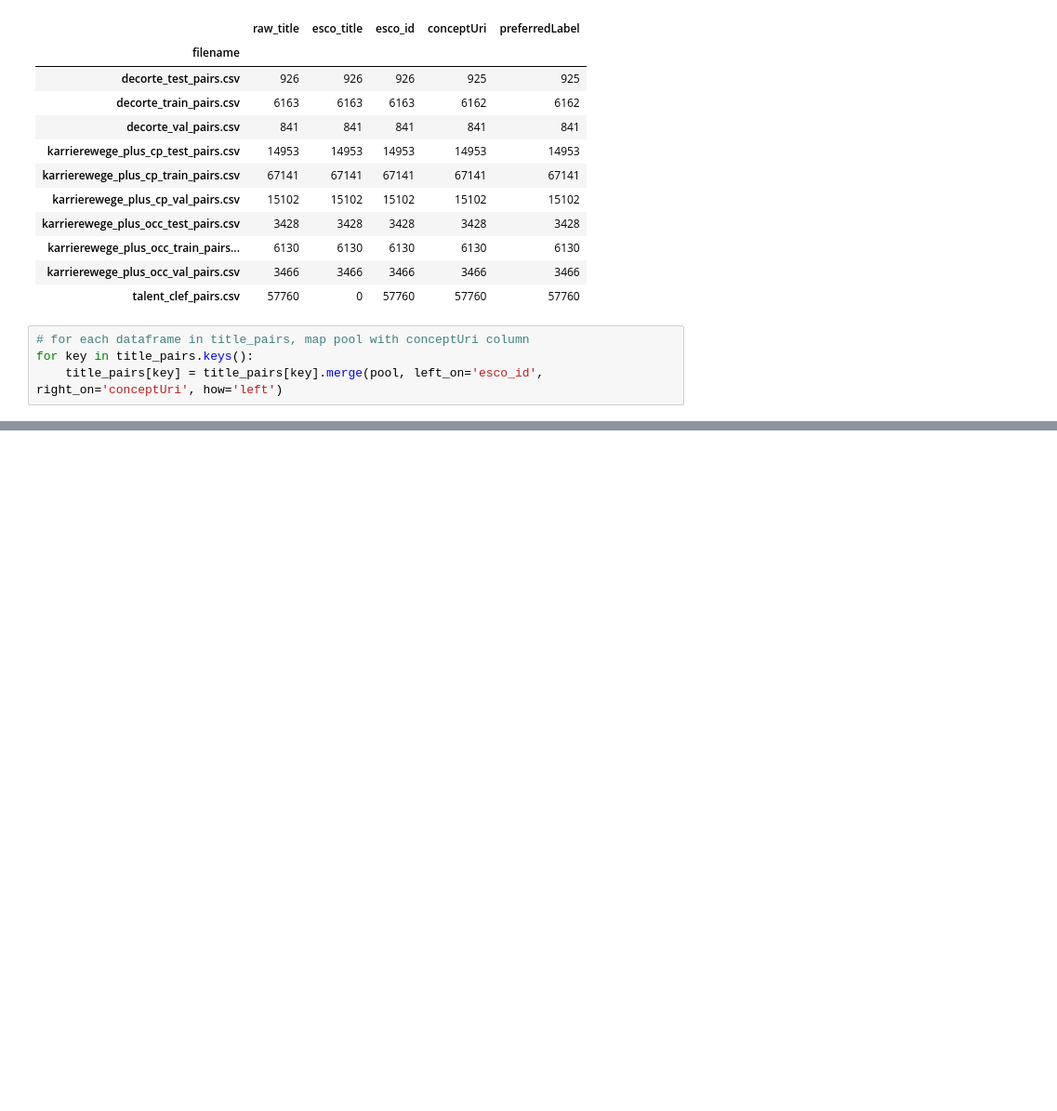
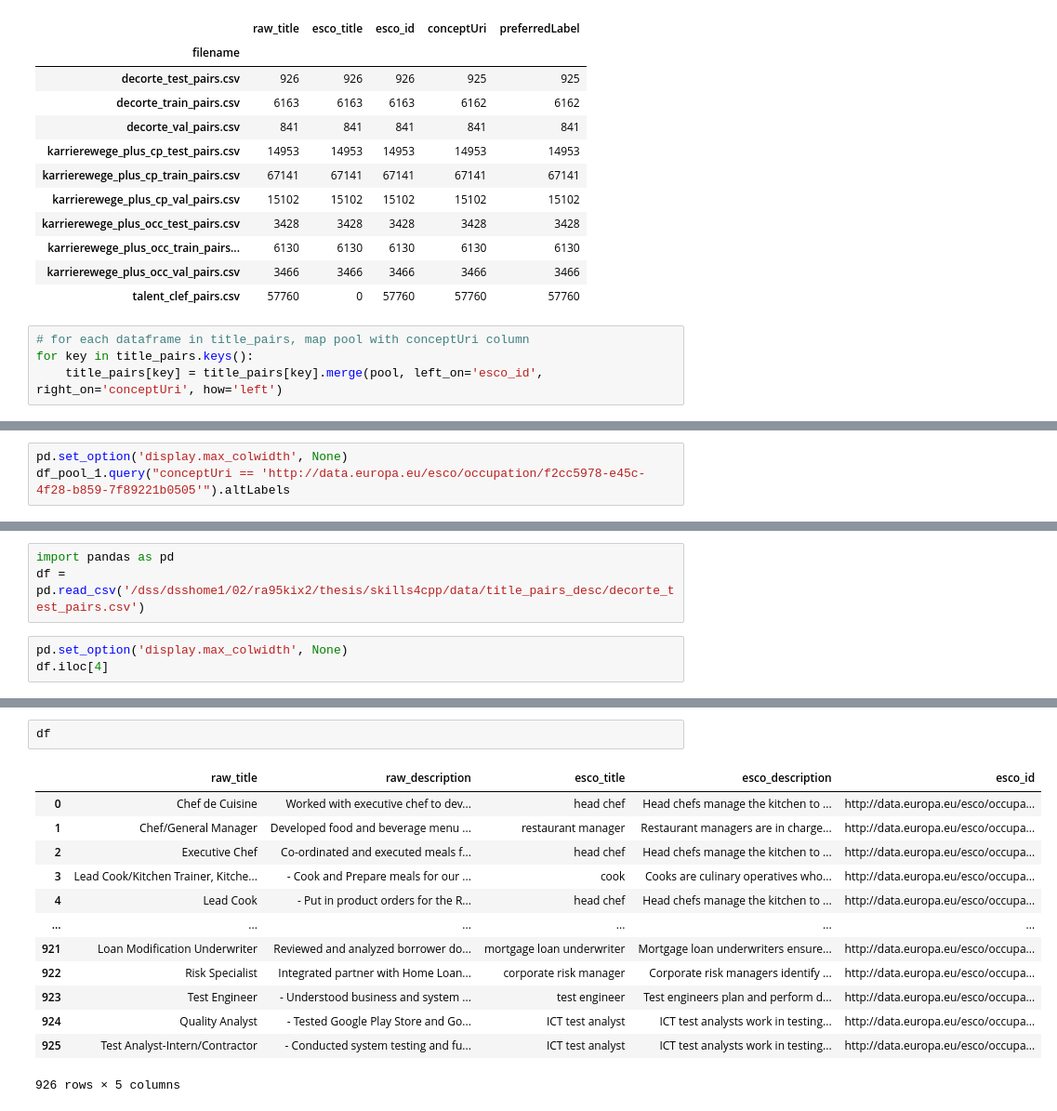
Before and after one commit to egesualp/skills4cpp, a Jupyter notebook: notebooks/sc_data.ipynb, the cells around one changed output, grey strips where cells are left out. Shown at 93% size. Cells and saved outputs as stored; diff of their text form; blank space fills up the shorter version.

```diff
--- a/notebooks/sc_data.ipynb
+++ b/notebooks/sc_data.ipynb
@@ -102,0 +182,3 @@ title_pairs['karrierewege_plus_cp_test_pairs.csv'].head()
+# %%
+pd.set_option('display.max_colwidth', None)
+df_pool_1.query("conceptUri == 'http://data.europa.eu/esco/occupation/f2cc5978-e45c-4f28-b859-7f89221b0505'").altLabels
@@ -102,0 +514,6 @@ title_pairs['karrierewege_plus_cp_test_pairs.csv'].head()
+# %%
+import pandas as pd
+df = pd.read_csv('/dss/dsshome1/02/ra95kix2/thesis/skills4cpp/data/title_pairs_desc/decorte_test_pairs.csv')
+# %%
+pd.set_option('display.max_colwidth', None)
+df.iloc[4]
@@ -102,0 +527,16 @@ title_pairs['karrierewege_plus_cp_test_pairs.csv'].head()
+# %%
+df
+# %% [output]
+|  | raw_title | raw_description | esco_title | esco_description | esco_id |
+| 0 | Chef de Cuisine | Worked with executive chef to dev... | head chef | Head chefs manage the kitchen to ... | http://data.europa.eu/esco/occupa... |
+| 1 | Chef/General Manager | Developed food and beverage menu ... | restaurant manager | Restaurant managers are in charge... | http://data.europa.eu/esco/occupa... |
+| 2 | Executive Chef | Co-ordinated and executed meals f... | head chef | Head chefs manage the kitchen to ... | http://data.europa.eu/esco/occupa... |
+| 3 | Lead Cook/Kitchen Trainer, Kitche... | - Cook and Prepare meals for our ... | cook | Cooks are culinary operatives who... | http://data.europa.eu/esco/occupa... |
+| 4 | Lead Cook | - Put in product orders for the R... | head chef | Head chefs manage the kitchen to ... | http://data.europa.eu/esco/occupa... |
+| ... | ... | ... | ... | ... | ... |
+| 921 | Loan Modification Underwriter | Reviewed and analyzed borrower do... | mortgage loan underwriter | Mortgage loan underwriters ensure... | http://data.europa.eu/esco/occupa... |
+| 922 | Risk Specialist | Integrated partner with Home Loan... | corporate risk manager | Corporate risk managers identify ... | http://data.europa.eu/esco/occupa... |
+| 923 | Test Engineer | - Understood business and system ... | test engineer | Test engineers plan and perform d... | http://data.europa.eu/esco/occupa... |
+| 924 | Quality Analyst | - Tested Google Play Store and Go... | ICT test analyst | ICT test analysts work in testing... | http://data.europa.eu/esco/occupa... |
+| 925 | Test Analyst-Intern/Contractor | - Conducted system testing and fu... | ICT test analyst | ICT test analysts work in testing... | http://data.europa.eu/esco/occupa... |
+926 rows × 5 columns
```
Also changed, not shown: parts of 47 cells of this notebook, 13 other files.
